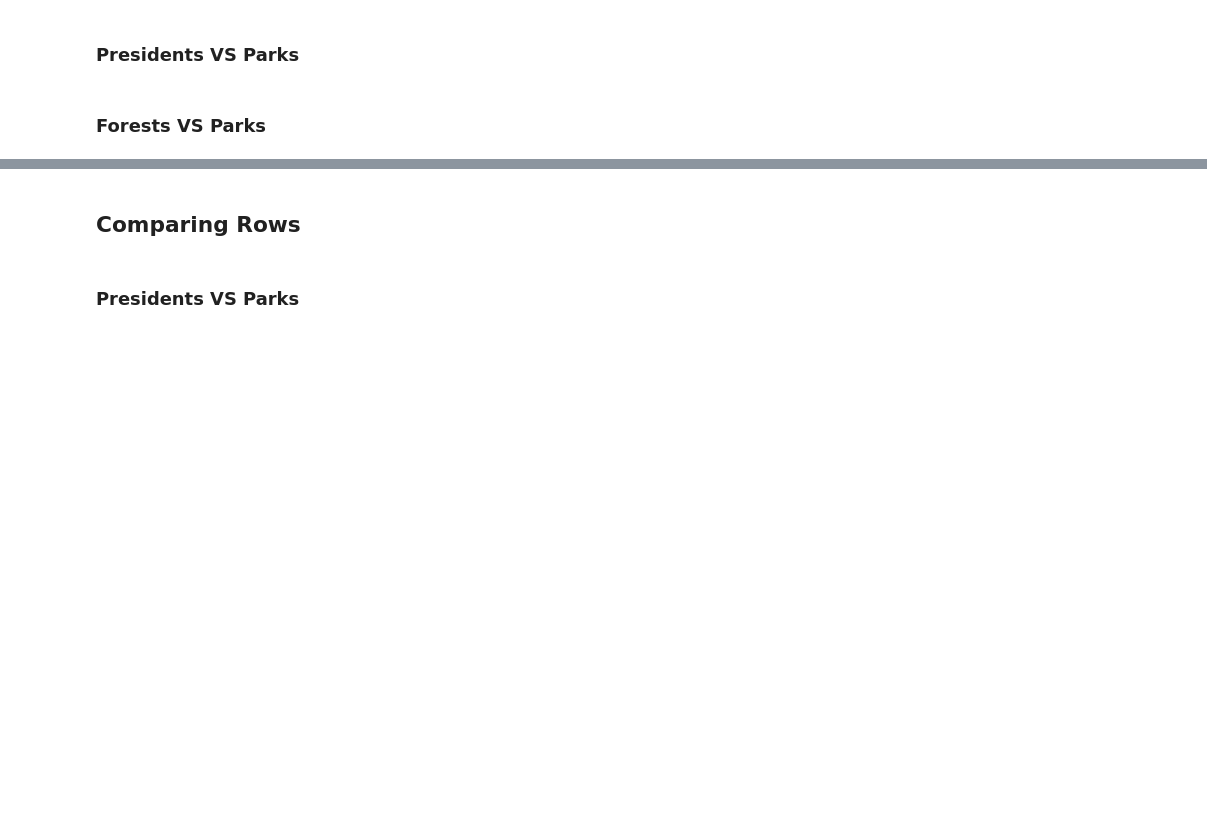
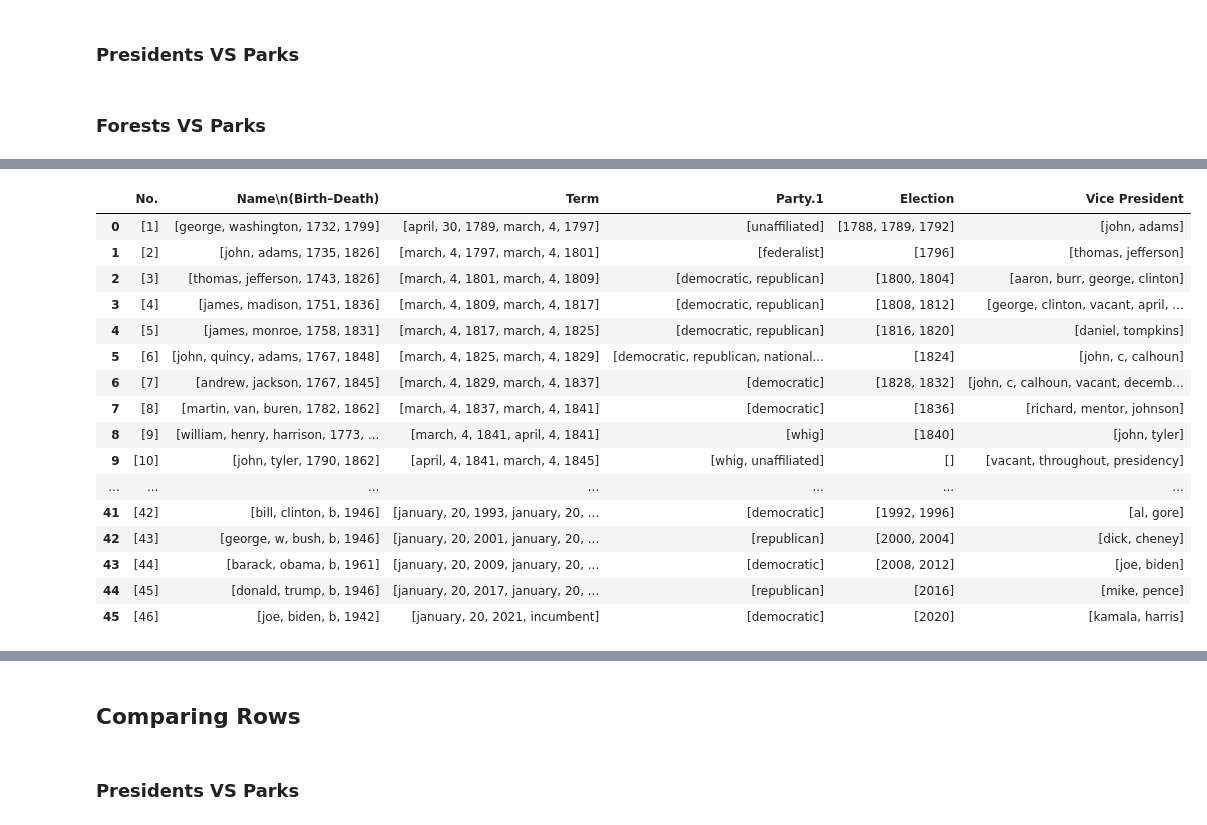
Before and after one commit to nanni00/datalake-table-finder, a Jupyter notebook: src/notebooks/fasttext/presidents_forests_parks.ipynb, the cells around one changed output, grey strips where cells are left out. Saved outputs shown, nothing was run; the diff lists cells and outputs as text; code cells hidden in the pictures; blank space fills up the shorter version.

Commit message:
Modified tokenization and embeddings functions; basic time testing

```diff
--- a/src/notebooks/fasttext/presidents_forests_parks.ipynb
+++ b/src/notebooks/fasttext/presidents_forests_parks.ipynb
@@ -129,0 +139,26 @@ plt.show()
+# %%
+from code.fasttext.embedding_utils import my_tokenizer
+
+
+ptok = pd.DataFrame()
+for c in presidents_df.columns:
+    ptok[c] = presidents_df[c].apply(my_tokenizer)
+ptok
+# %% [output]
+|  | No. | Name\n(Birth–Death) | Term | Party.1 | Election | Vice President |
+| 0 | [1] | [george, washington, 1732, 1799] | [april, 30, 1789, march, 4, 1797] | [unaffiliated] | [1788, 1789, 1792] | [john, adams] |
+| 1 | [2] | [john, adams, 1735, 1826] | [march, 4, 1797, march, 4, 1801] | [federalist] | [1796] | [thomas, jefferson] |
+| 2 | [3] | [thomas, jefferson, 1743, 1826] | [march, 4, 1801, march, 4, 1809] | [democratic, republican] | [1800, 1804] | [aaron, burr, george, clinton] |
+| 3 | [4] | [james, madison, 1751, 1836] | [march, 4, 1809, march, 4, 1817] | [democratic, republican] | [1808, 1812] | [george, clinton, vacant, april, ... |
+| 4 | [5] | [james, monroe, 1758, 1831] | [march, 4, 1817, march, 4, 1825] | [democratic, republican] | [1816, 1820] | [daniel, tompkins] |
+| 5 | [6] | [john, quincy, adams, 1767, 1848] | [march, 4, 1825, march, 4, 1829] | [democratic, republican, national... | [1824] | [john, c, calhoun] |
+| 6 | [7] | [andrew, jackson, 1767, 1845] | [march, 4, 1829, march, 4, 1837] | [democratic] | [1828, 1832] | [john, c, calhoun, vacant, decemb... |
+| 7 | [8] | [martin, van, buren, 1782, 1862] | [march, 4, 1837, march, 4, 1841] | [democratic] | [1836] | [richard, mentor, johnson] |
+| 8 | [9] | [william, henry, harrison, 1773, ... | [march, 4, 1841, april, 4, 1841] | [whig] | [1840] | [john, tyler] |
+| 9 | [10] | [john, tyler, 1790, 1862] | [april, 4, 1841, march, 4, 1845] | [whig, unaffiliated] | [] | [vacant, throughout, presidency] |
+| ... | ... | ... | ... | ... | ... | ... |
+| 41 | [42] | [bill, clinton, b, 1946] | [january, 20, 1993, january, 20, ... | [democratic] | [1992, 1996] | [al, gore] |
+| 42 | [43] | [george, w, bush, b, 1946] | [january, 20, 2001, january, 20, ... | [republican] | [2000, 2004] | [dick, cheney] |
+| 43 | [44] | [barack, obama, b, 1961] | [january, 20, 2009, january, 20, ... | [democratic] | [2008, 2012] | [joe, biden] |
+| 44 | [45] | [donald, trump, b, 1946] | [january, 20, 2017, january, 20, ... | [republican] | [2016] | [mike, pence] |
+| 45 | [46] | [joe, biden, b, 1942] | [january, 20, 2021, incumbent] | [democratic] | [2020] | [kamala, harris] |
```
Also changed, not shown: parts of 10 cells of this notebook, 3 other files.
